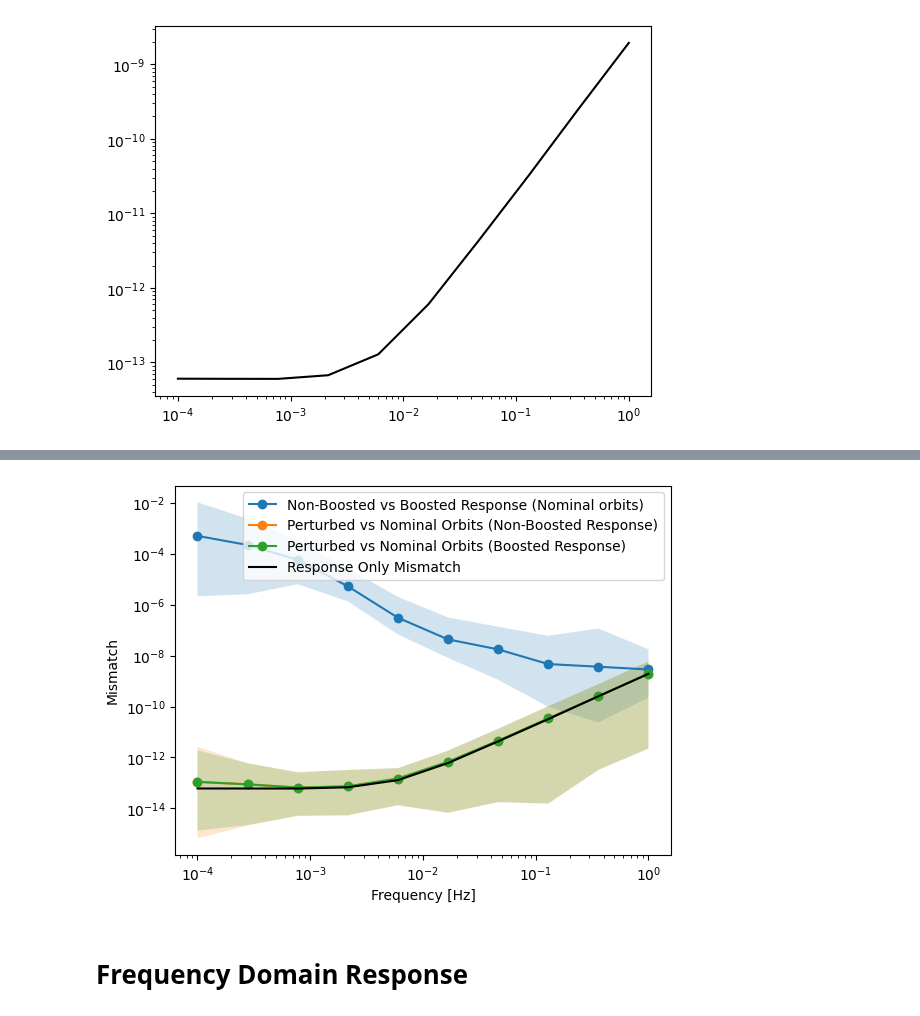
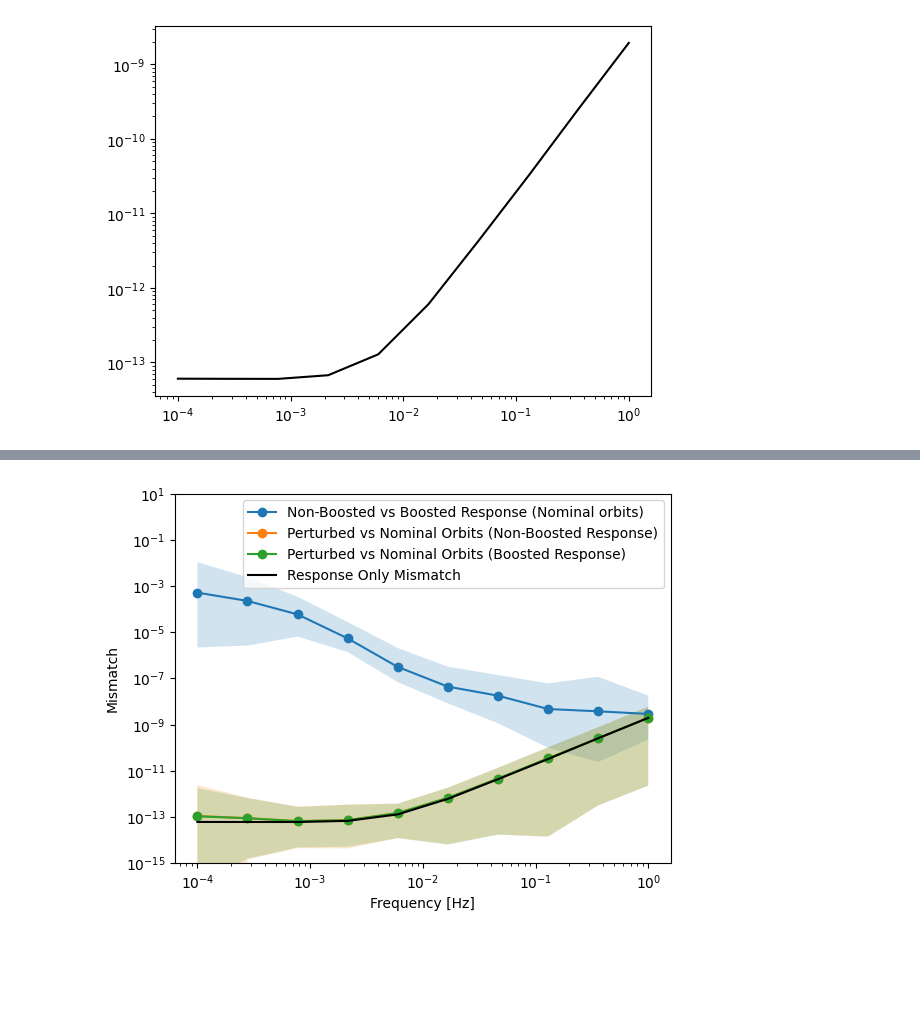
Before and after one commit to lorenzsp/ResponseRequirements, a Jupyter notebook: ResponseExploration.ipynb, the cells around one changed output, grey strips where cells are left out. Drawn from its saved outputs; the diff is of its cells as text; code cells hidden in the pictures; blank space fills up the shorter version.

Commit message:
update data

```diff
--- a/ResponseExploration.ipynb
+++ b/ResponseExploration.ipynb
@@ -50,7 +51,7 @@ def symmetrical_colormap(cmap_settings, new_name = None ):
 cmap_settings = ('Blues', None)  # provide int instead of None to "discretize/bin" the colormap
 mymap = symmetrical_colormap(cmap_settings= cmap_settings, new_name =None )
 # %%
-with h5py.File("processed_trajectories.h5", "r") as ds:
+with h5py.File("data/processed_trajectories.h5", "r") as ds:
         t_orb_dataset   = ds["t_interp"][()]
         x_orb_dataset   = ds["spacecraft_positions"][()]
         v_orb_dataset   = ds["spacecraft_velocities"][()]
@@ -388,23 +424,22 @@ labels = {
 # %%
 
 plt.figure()
 for key in mismatch.keys():
     if 'test' in key:
         continue
     if key == 'mismatch_nonrel_vs_rel_with_perturbed':
         continue
     y_mean = mismatch[key].mean(axis=1)
     y_min = mismatch[key].min(axis=1)
     y_max = mismatch[key].max(axis=1)
     plt.fill_between(f0_vec, y_min, y_max, alpha=0.2)
     plt.plot(f0_vec, y_mean, '-o', label=labels[key])
 plt.loglog(f, np.mean(mismatch_boost[mask_time], axis=(0,2)), color='k', label='Response Only Mismatch')
-
+plt.ylim(1e-15, 10)
 plt.xlabel('Frequency [Hz]')
 plt.ylabel('Mismatch')
 plt.legend()
+plt.savefig("paper_plots/mismatch_comparison.png", dpi=300)
 plt.show()
 # %% [output]
-[figure, old version]
+[figure, new version]
-# %% [markdown]
-# Frequency Domain Response
```
Also changed, not shown: parts of 10 cells of this notebook, 13 other files.
